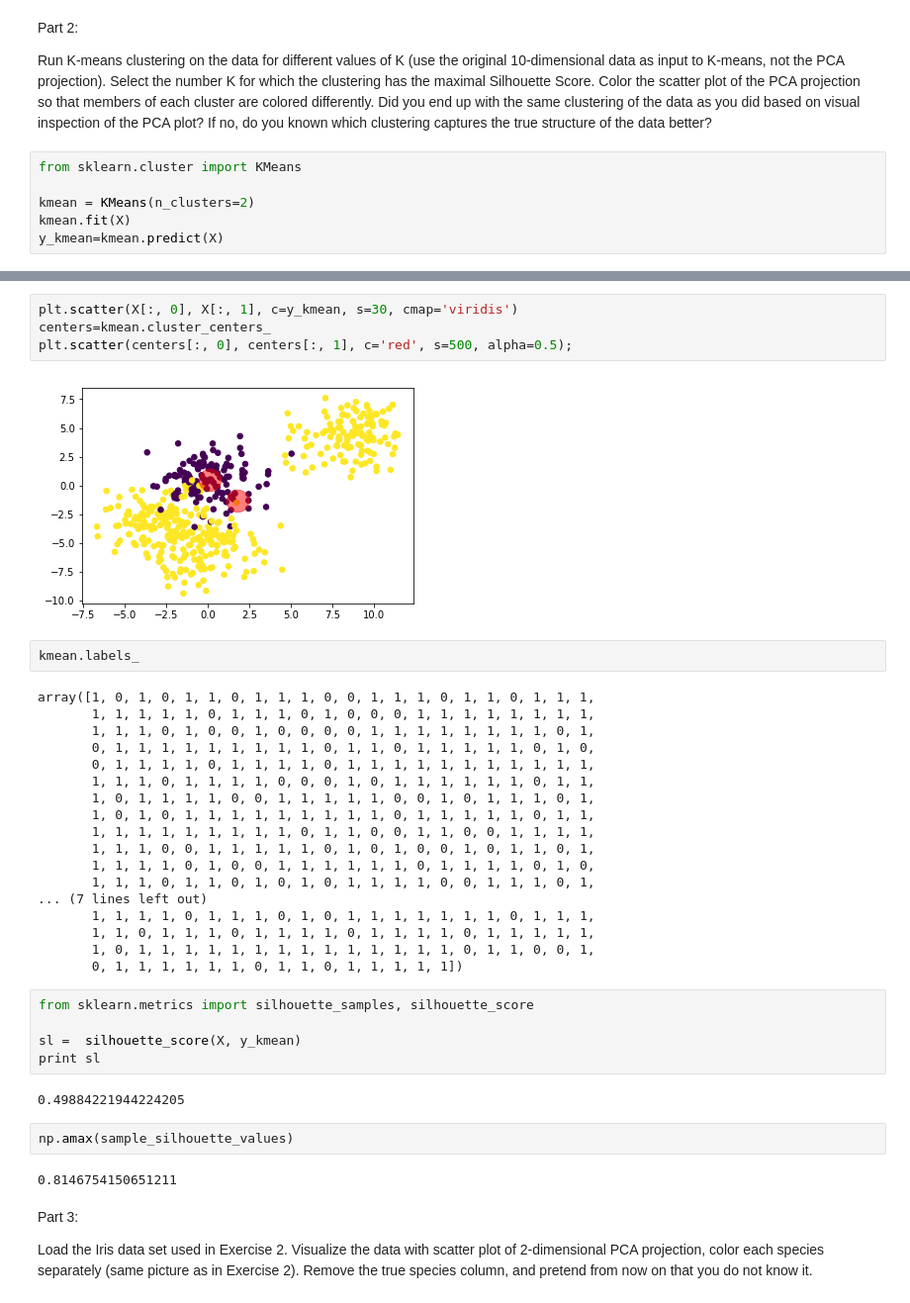
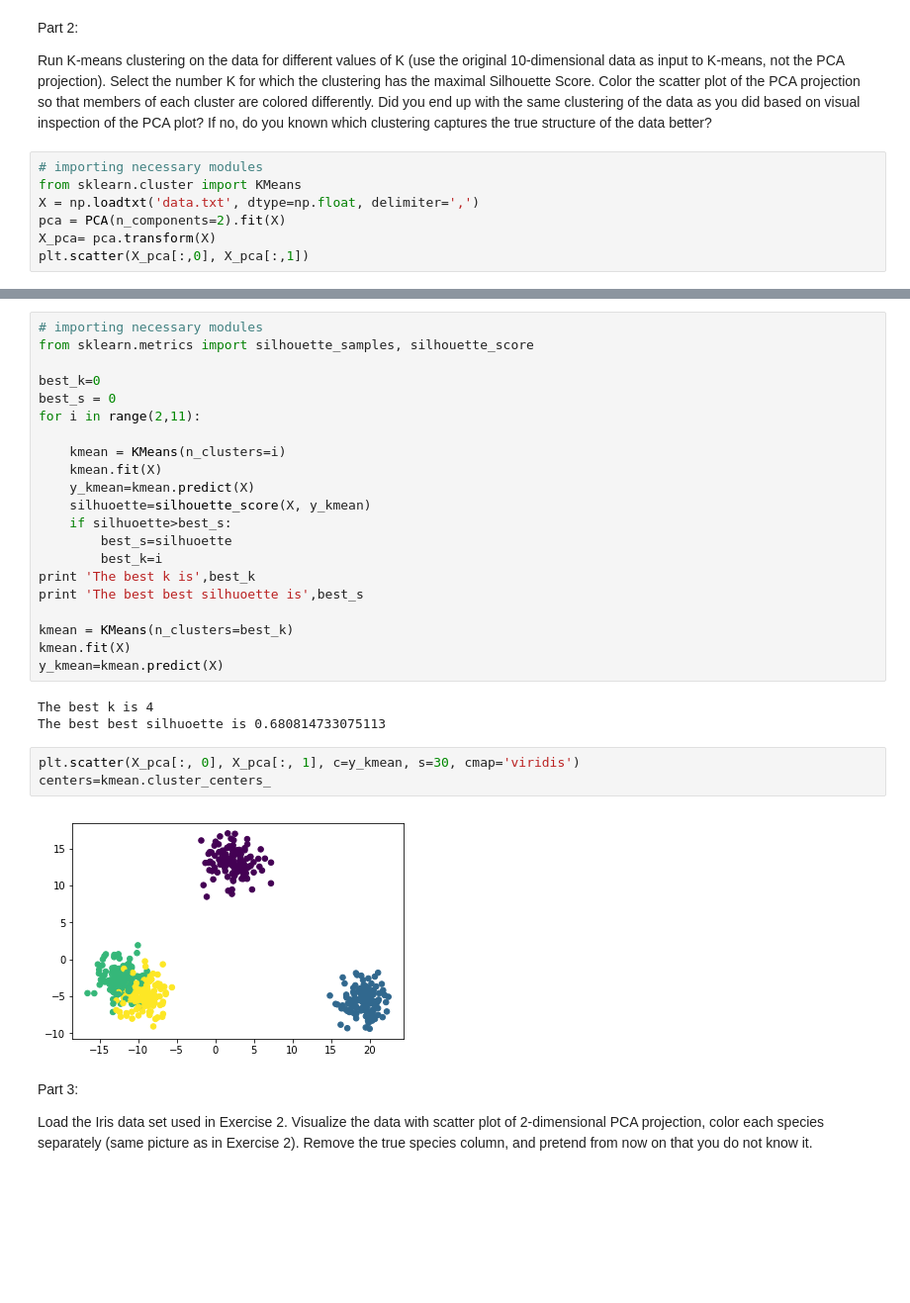
Before and after one commit to TheStranger1/Data-Analysis-and-Knowledge-Discovery, a Jupyter notebook: Exercise-4.ipynb, the cells around one changed output, grey strips where cells are left out. Shown: that part at 99% size. Saved outputs shown, nothing was run; the diff lists cells and outputs as text; blank space fills up the shorter version.

```diff
--- a/Exercise-4.ipynb
+++ b/Exercise-4.ipynb
@@ -36,9 +37,10 @@ Part 2:
 
 Run K-means clustering on the data for different values of K (use the original 10-dimensional data as input to K-means, not the PCA projection). Select the number K for which the clustering has the maximal Silhouette Score. Color the scatter plot of the PCA projection so that members of each cluster are colored differently.
 Did you end up with the same clustering of the data as you did based on visual inspection of the PCA plot? If no, do you known which clustering captures the true structure of the data better?
-# %%
-from sklearn.cluster import KMeans
-
-kmean = KMeans(n_clusters=2)
-kmean.fit(X)
-y_kmean=kmean.predict(X)
+# %%
+# importing necessary modules
+from sklearn.cluster import KMeans
+X = np.loadtxt('data.txt', dtype=np.float, delimiter=',')
+pca = PCA(n_components=2).fit(X)
+X_pca= pca.transform(X)
+plt.scatter(X_pca[:,0], X_pca[:,1])
@@ -45,40 +50,32 @@ y_kmean=kmean.predict(X)
+# %%
+# importing necessary modules
+from sklearn.metrics import silhouette_samples, silhouette_score
+
+best_k=0
+best_s = 0
+for i in range(2,11):
+
+    kmean = KMeans(n_clusters=i)
+    kmean.fit(X)
+    y_kmean=kmean.predict(X)
+    silhuoette=silhouette_score(X, y_kmean)
+    if silhuoette>best_s:
+        best_s=silhuoette
+        best_k=i
+print 'The best k is',best_k
+print 'The best best silhuoette is',best_s
+
+kmean = KMeans(n_clusters=best_k)
+kmean.fit(X)
+y_kmean=kmean.predict(X)
+# %% [output]
+The best k is 4
+The best best silhuoette is 0.680814733075113
 # %%
-plt.scatter(X[:, 0], X[:, 1], c=y_kmean, s=30, cmap='viridis')
+plt.scatter(X_pca[:, 0], X_pca[:, 1], c=y_kmean, s=30, cmap='viridis')
 centers=kmean.cluster_centers_
-plt.scatter(centers[:, 0], centers[:, 1], c='red', s=500, alpha=0.5);
 # %% [output]
-[figure, old version]
+[figure, new version]
-# %%
-kmean.labels_
-# %% [output]
-array([1, 0, 1, 0, 1, 1, 0, 1, 1, 1, 0, 0, 1, 1, 1, 0, 1, 1, 0, 1, 1, 1,
-       1, 1, 1, 1, 1, 0, 1, 1, 1, 0, 1, 0, 0, 0, 1, 1, 1, 1, 1, 1, 1, 1,
-       1, 1, 1, 0, 1, 0, 0, 1, 0, 0, 0, 0, 1, 1, 1, 1, 1, 1, 1, 1, 0, 1,
-       0, 1, 1, 1, 1, 1, 1, 1, 1, 1, 0, 1, 1, 0, 1, 1, 1, 1, 1, 0, 1, 0,
-       0, 1, 1, 1, 1, 0, 1, 1, 1, 1, 0, 1, 1, 1, 1, 1, 1, 1, 1, 1, 1, 1,
-       1, 1, 1, 0, 1, 1, 1, 1, 0, 0, 0, 1, 0, 1, 1, 1, 1, 1, 1, 0, 1, 1,
-       1, 0, 1, 1, 1, 1, 0, 0, 1, 1, 1, 1, 1, 0, 0, 1, 0, 1, 1, 1, 0, 1,
-       1, 0, 1, 0, 1, 1, 1, 1, 1, 1, 1, 1, 1, 0, 1, 1, 1, 1, 1, 0, 1, 1,
-       1, 1, 1, 1, 1, 1, 1, 1, 1, 0, 1, 1, 0, 0, 1, 1, 0, 0, 1, 1, 1, 1,
-       1, 1, 1, 0, 0, 1, 1, 1, 1, 1, 0, 1, 0, 1, 0, 0, 1, 0, 1, 1, 0, 1,
-       1, 1, 1, 1, 0, 1, 0, 0, 1, 1, 1, 1, 1, 1, 0, 1, 1, 1, 1, 0, 1, 0,
-       1, 1, 1, 0, 1, 1, 0, 1, 0, 1, 0, 1, 1, 1, 1, 0, 0, 1, 1, 1, 0, 1,
-... (7 lines left out)
-       1, 1, 1, 1, 0, 1, 1, 1, 0, 1, 0, 1, 1, 1, 1, 1, 1, 1, 0, 1, 1, 1,
-       1, 1, 0, 1, 1, 1, 0, 1, 1, 1, 1, 0, 1, 1, 1, 1, 0, 1, 1, 1, 1, 1,
-       1, 0, 1, 1, 1, 1, 1, 1, 1, 1, 1, 1, 1, 1, 1, 1, 0, 1, 1, 0, 0, 1,
-       0, 1, 1, 1, 1, 1, 1, 0, 1, 1, 0, 1, 1, 1, 1, 1])
-# %%
-from sklearn.metrics import silhouette_samples, silhouette_score
-
-sl =  silhouette_score(X, y_kmean)
-print sl
-# %% [output]
-0.49884221944224205
-# %%
-np.amax(sample_silhouette_values)
-# %% [output]
-0.8146754150651211
 # %% [markdown]
 Part 3:
 
```
Also changed, not shown: parts of 10 cells of this notebook, 1 other file.
